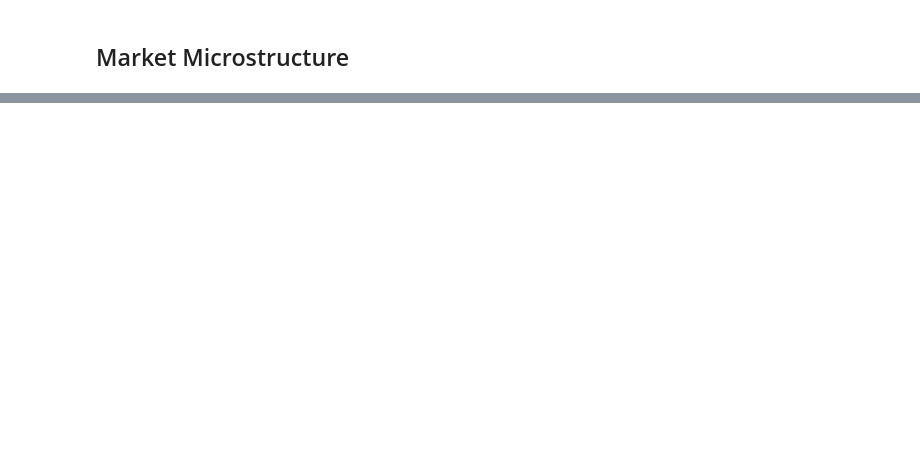
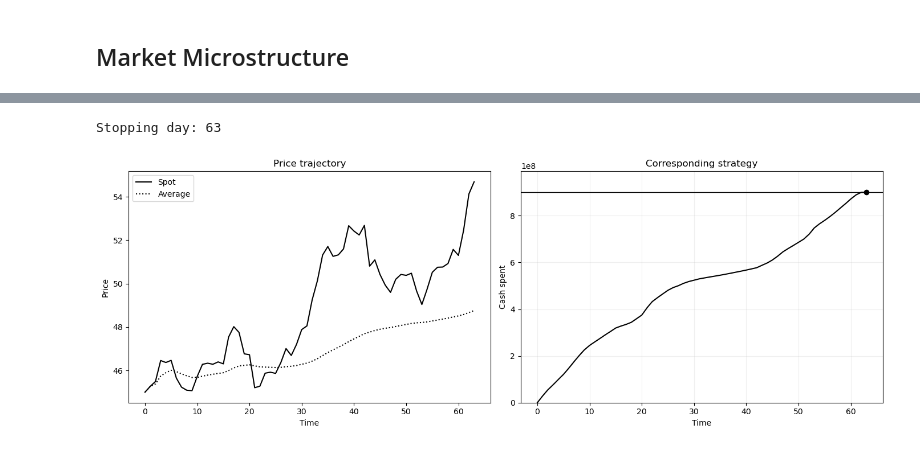
Before and after one commit to LaiquendiJ/Market-Microstructure-CW-2026, a Jupyter notebook: code.ipynb, the cells around one changed output, grey strips where cells are left out. Cells and saved outputs as stored; diff of their text form; code cells hidden in the pictures; blank space fills up the shorter version.

```diff
--- a/code.ipynb
+++ b/code.ipynb
@@ -386,0 +408,3 @@ n=63, v_tilde(S>A) mean=nan
+# %%
+params['gamma'] = 1e-6
+model_2 = trainModel(params,generate_gbm_paths_vectorised)
@@ -386,0 +429,5 @@ n=63, v_tilde(S>A) mean=nan
+# %%
+plot_strategy_results(model_2, params,generate_gbm_paths_vectorised,13)
+# %% [output]
+Stopping day: 63
+[figure, added]
```
Also changed, not shown: parts of 11 cells of this notebook, 5 other files.
